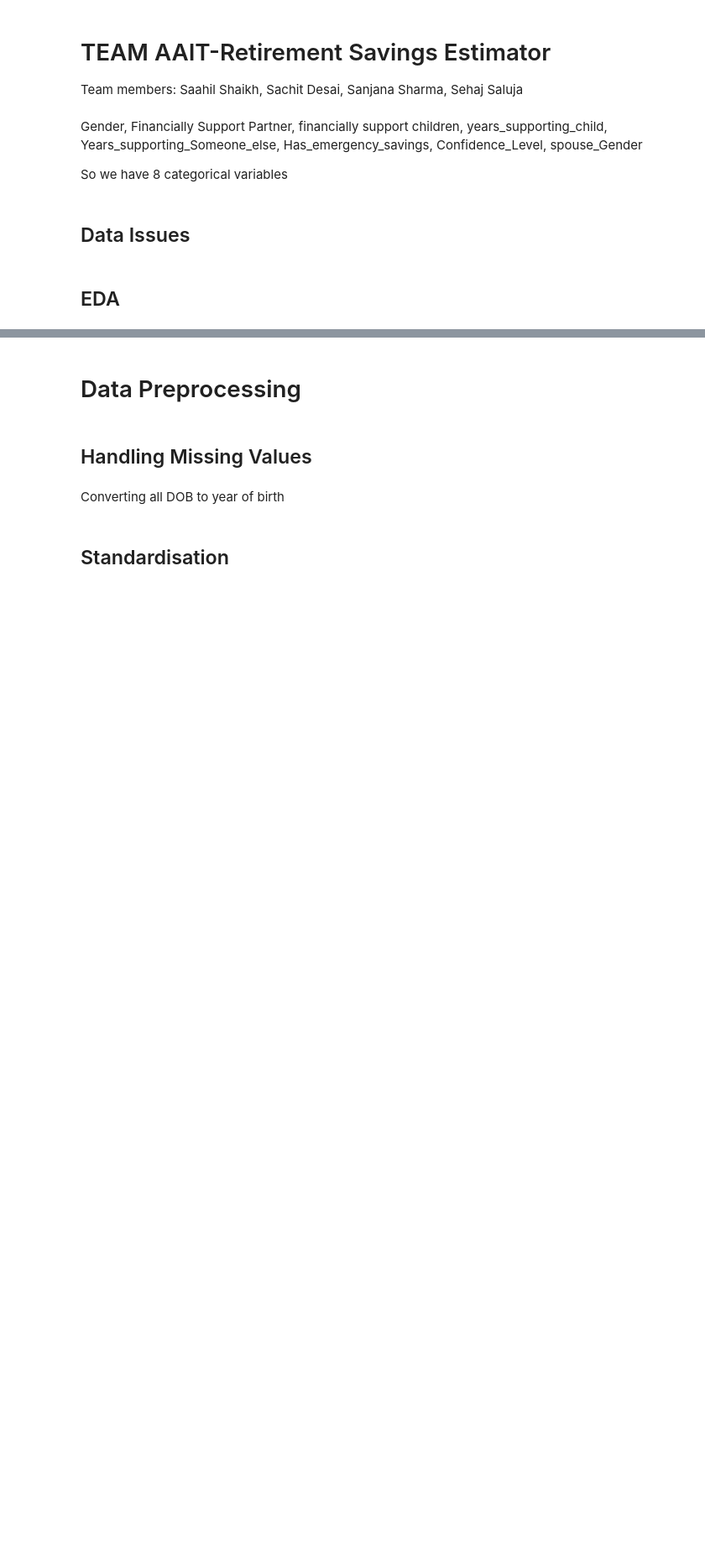
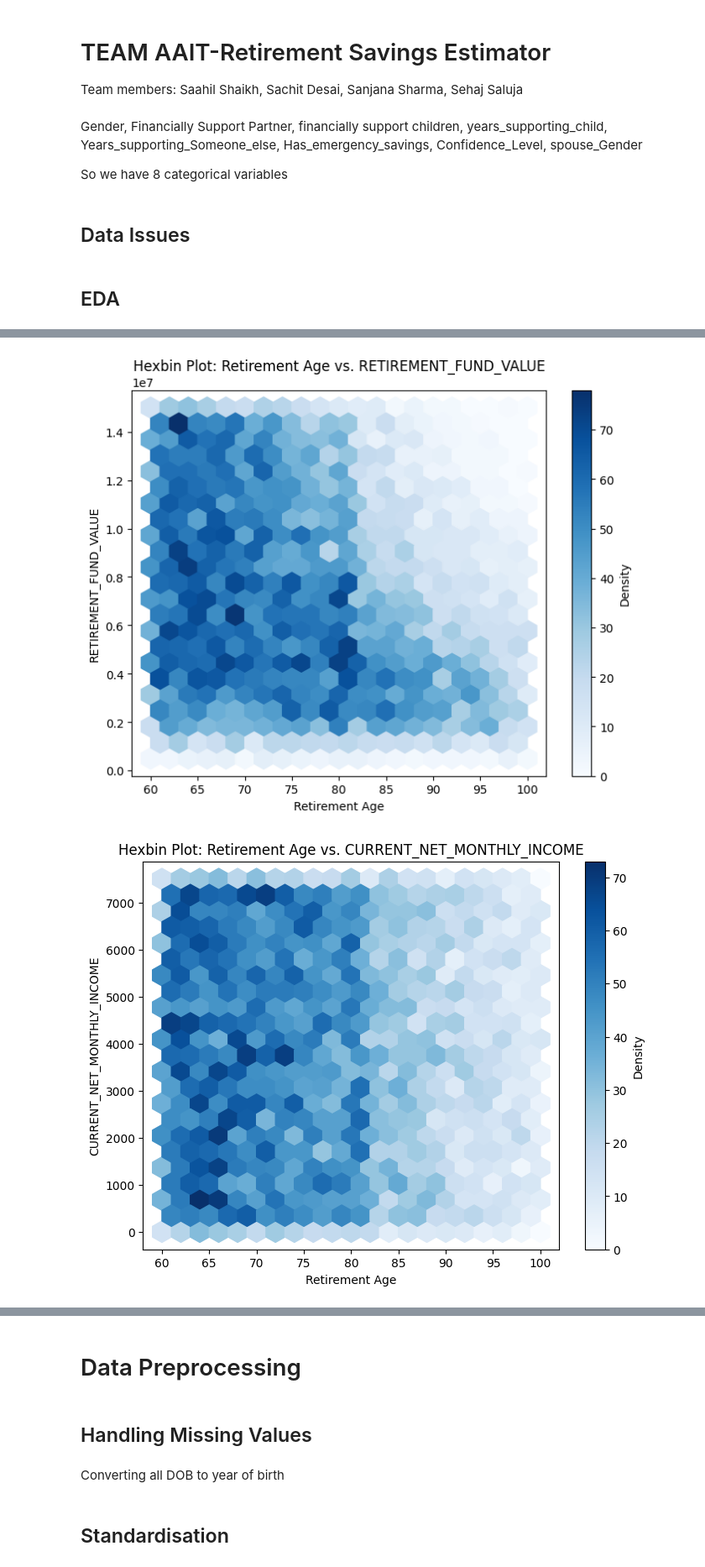
Before and after one commit to SaahilShaikh17/AAIT-Retirement, a Jupyter notebook: AAIT_Retirement_income.ipynb, the cells around one changed output, grey strips where cells are left out. Shown at 84% size. Drawn from its saved outputs; the diff is of its cells as text; code cells hidden in the pictures; blank space fills up the shorter version.

```diff
--- a/AAIT_Retirement_income.ipynb
+++ b/AAIT_Retirement_income.ipynb
@@ -66,0 +113,16 @@ df.shape
+# %%
+# Select the numerical columns you want to compare with "RETIREMENT_AGE"
+numerical_columns = ['RETIREMENT_FUND_VALUE', 'CURRENT_NET_MONTHLY_INCOME', 'SPARE_CASH_VALUE', 'TARGET_MONTHLY_INCOME']
+
+# Create separate hexbin plots for each numerical column
+for col in numerical_columns:
+    plt.figure(figsize=(8, 6))
+    plt.hexbin(df['RETIREMENT_AGE'], df[col], gridsize=20, cmap='Blues')
+    plt.title(f'Hexbin Plot: Retirement Age vs. {col}')
+    plt.xlabel('Retirement Age')
+    plt.ylabel(col)
+    plt.colorbar(label='Density')
+    plt.show()
+# %% [output]
+[figure, added]
+[figure, added]
```
Also changed, not shown: parts of 15 cells of this notebook.
